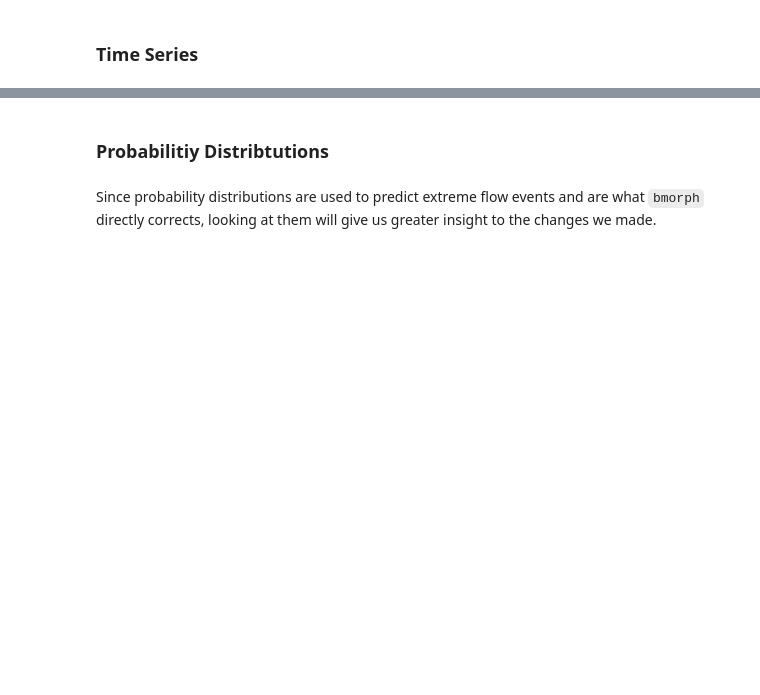
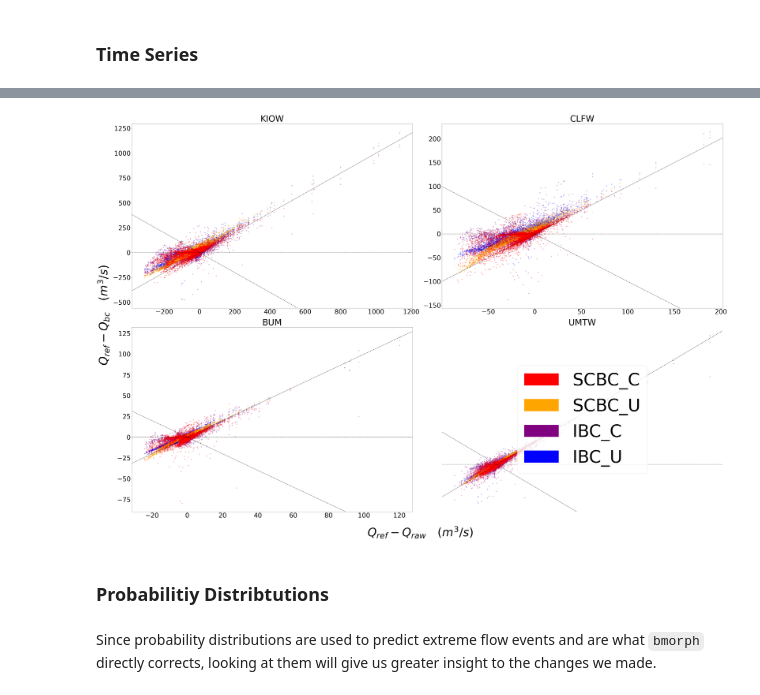
Before and after one commit to UW-Hydro/bmorph, a Jupyter notebook: tutorial/bmorph_tutorial.ipynb, the cells around one changed output, grey strips where cells are left out. Saved outputs shown, nothing was run; the diff lists cells and outputs as text; code cells hidden in the pictures; blank space fills up the shorter version.

```diff
--- a/tutorial/bmorph_tutorial.ipynb
+++ b/tutorial/bmorph_tutorial.ipynb
@@ -430,3 +446,21 @@ The above plot showcases the conditioned methods as following the shape of the r
+# %%
+bplot.compare_correction_scatter(
+    flow_dataset= yakima_ds,
+    plot_sites = select_sites_2,
+    raw_var = 'raw',
+    ref_var = 'ref',
+    bc_vars = bcs,
+    bc_names = [bc.upper() for bc in bcs],
+    plot_colors = list(colors[2:]),
+    pos_cone_guide = True,
+    neg_cone_guide = True,
+    symmetry = False,
+    title = '',
+    fontsize_legend = 120,
+    alpha = 0.3
+)
+# %% [output]
+[figure, added]
 # %% [markdown]
 ### Probabilitiy Distribtutions
 # %% [markdown]
```
Also changed, not shown: parts of 28 cells of this notebook, 5 other files.
